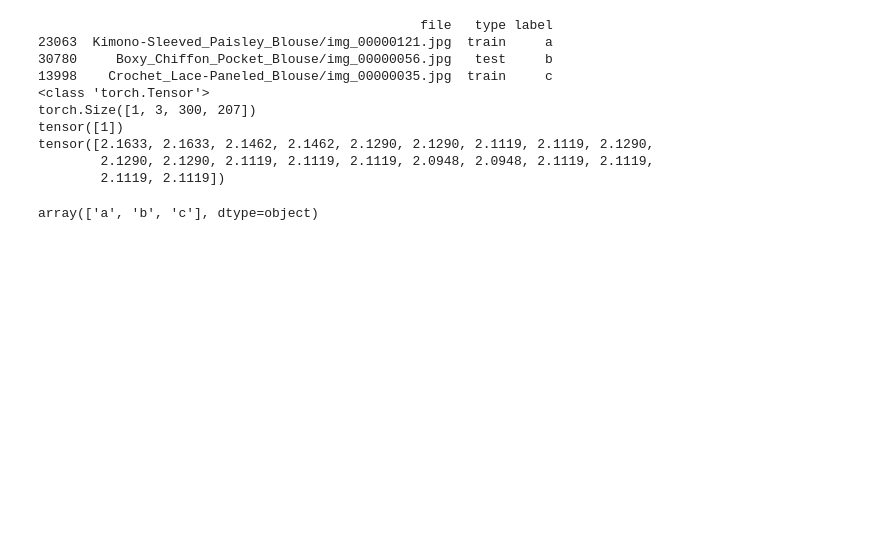
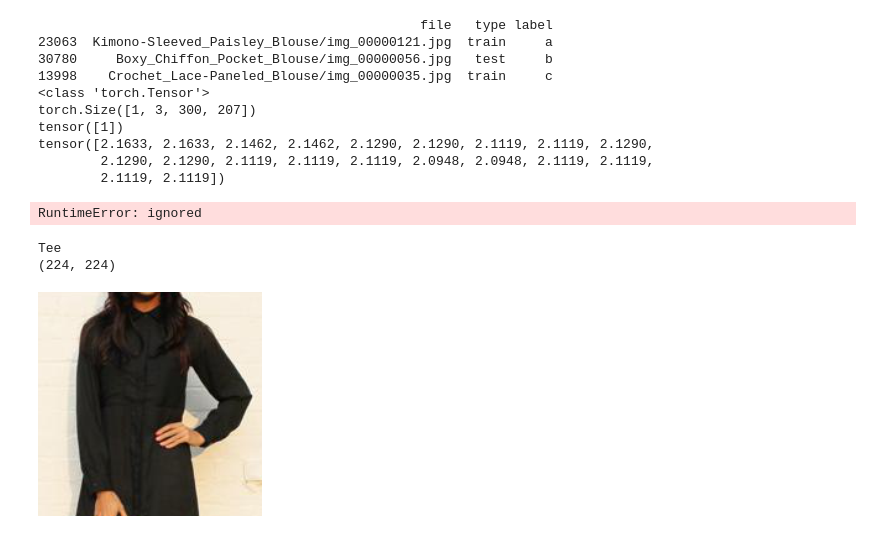
Before and after one commit to Arden-Zhu/fashion_net2, a Jupyter notebook: A_classifier.ipynb, the cells around one changed output. Drawn from its saved outputs; the diff is of its cells as text; code cells hidden in the pictures; blank space fills up the shorter version.

```diff
--- a/A_classifier.ipynb
+++ b/A_classifier.ipynb
@@ -214,7 +220,3 @@ tensor([1])
 tensor([2.1633, 2.1633, 2.1462, 2.1462, 2.1290, 2.1290, 2.1119, 2.1119, 2.1290,
         2.1290, 2.1290, 2.1119, 2.1119, 2.1119, 2.0948, 2.0948, 2.1119, 2.1119,
         2.1119, 2.1119])
-# %%
-np.sort(df2.label.unique())
-# %% [output]
-array(['a', 'b', 'c'], dtype=object)
@@ -220,0 +225,25 @@ array(['a', 'b', 'c'], dtype=object)
+# %%
+ds = DataSource('data/data/picked', df_pick, 2, transform = transforms.Compose([
+  transforms.Resize(224)
+]))
+
+images, labels = next(iter(ds.train_dl))
+images.shape
+# %% [output]
+RuntimeError: ignored
+# %%
+image_ds = ImageLabelDataset('data/data/picked', ['Boxy_Chiffon_Pocket_Blouse/img_00000056.jpg'], ['Tee'],
+                             transform =  transforms.Compose([transforms.Resize(256), transforms.CenterCrop(224)]))
+assert(len(image_ds) == 1)
+
+(image, label) = image_ds.get(0)
+print(label)
+assert(label == 'Tee')
+
+print(image.size)
+
+display(image)
+# %% [output]
+Tee
+(224, 224)
+[figure, added]
```
Also changed, not shown: parts of 3 cells of this notebook.
